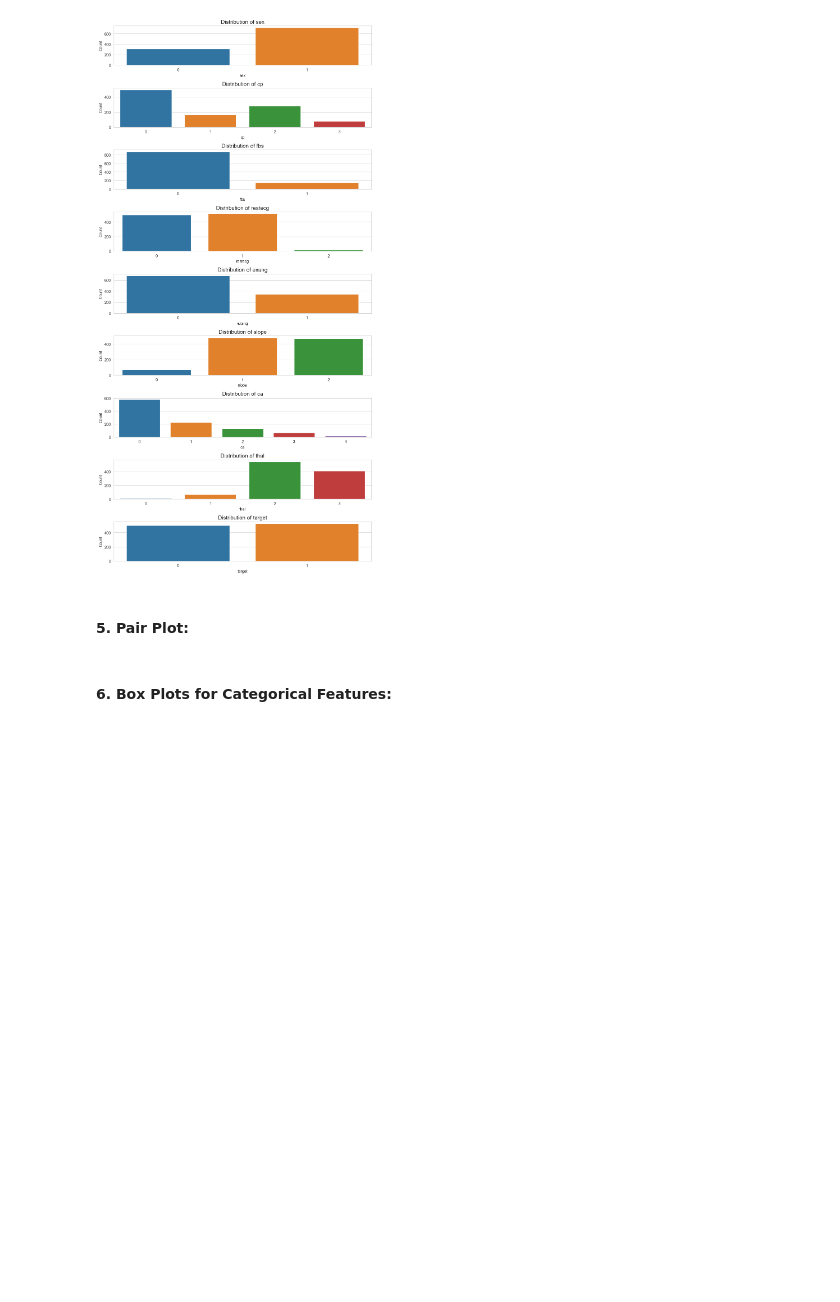
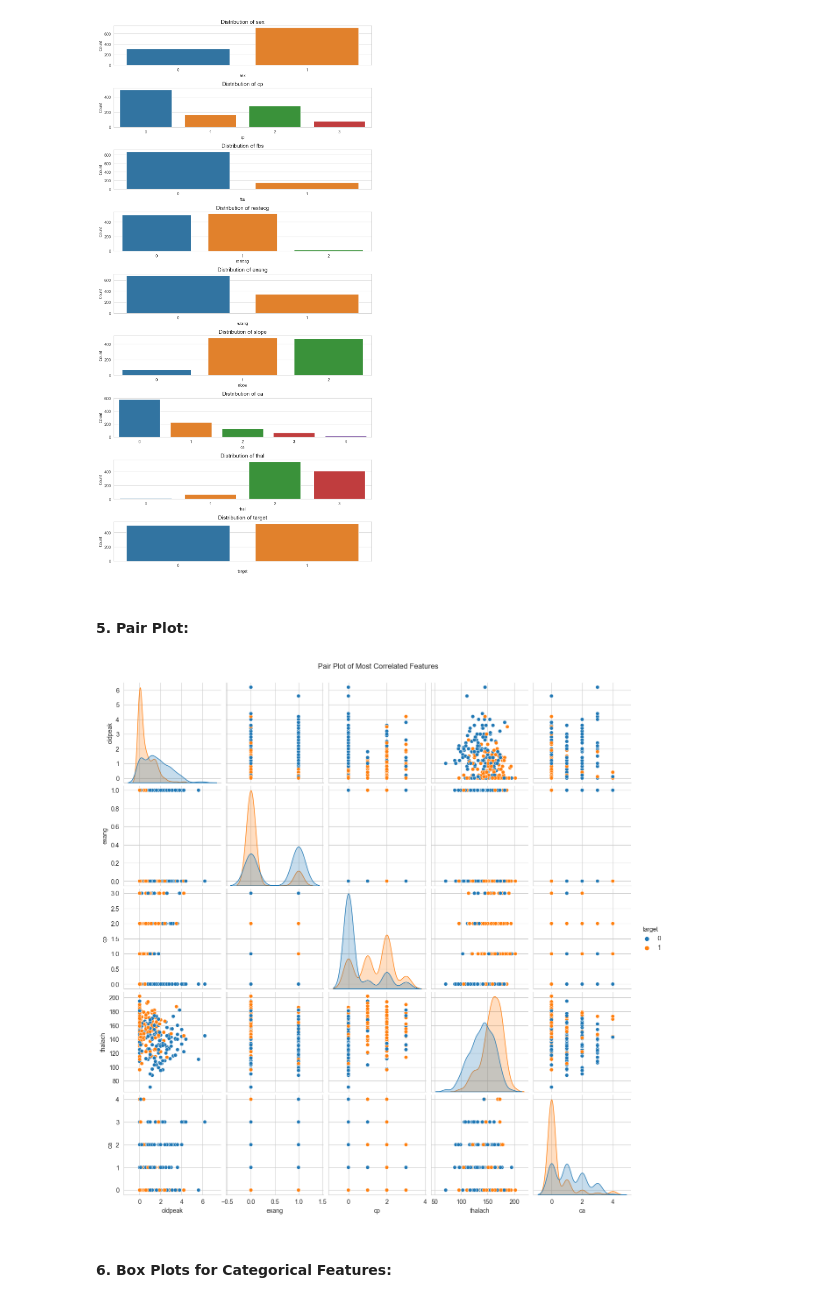
Before and after one commit to asndiallo/MedAI-MultiDataset-Study, a Jupyter notebook: notebooks/heart-disease.ipynb, the cells around one changed output. Drawn from its saved outputs; the diff is of its cells as text; code cells hidden in the pictures; blank space fills up the shorter version.

Commit message:
decomment pair plot

```diff
--- a/notebooks/heart-disease.ipynb
+++ b/notebooks/heart-disease.ipynb
@@ -243,19 +243,21 @@ plt.show()
 # %% [markdown]
 #### 5. Pair Plot:
 # %%
-# # Plot pairwise relationships in the dataset
-# # sns.pairplot(df_local, hue='target', diag_kind='kde')
-# # plt.suptitle('Pair Plot of Features', y=1.02)
-# # plt.show()
+# Plot pairwise relationships in the dataset
+# sns.pairplot(df_local, hue='target', diag_kind='kde')
+# plt.suptitle('Pair Plot of Features', y=1.02)
+# plt.show()
 
-# # Identify the most correlated features with the target variable
-# target_correlation = correlation_matrix['target'].abs().sort_values(ascending=False)
-# most_correlated_features = target_correlation[:6].index
+# Identify the most correlated features with the target variable
+target_correlation = correlation_matrix['target'].abs().sort_values(ascending=False)
+most_correlated_features = target_correlation[:6].index
 
-# # Plot pair plots for the most correlated features
-# sns.pairplot(df_local[most_correlated_features], hue='target', diag_kind='kde')
-# plt.suptitle('Pair Plot of Most Correlated Features', y=1.02)
-# plt.show()
+# Plot pair plots for the most correlated features
+sns.pairplot(df_local[most_correlated_features], hue='target', diag_kind='kde')
+plt.suptitle('Pair Plot of Most Correlated Features', y=1.02)
+plt.show()
+# %% [output]
+[figure, added]
 # %% [markdown]
 #### 6. Box Plots for Categorical Features:
 # %%
```
